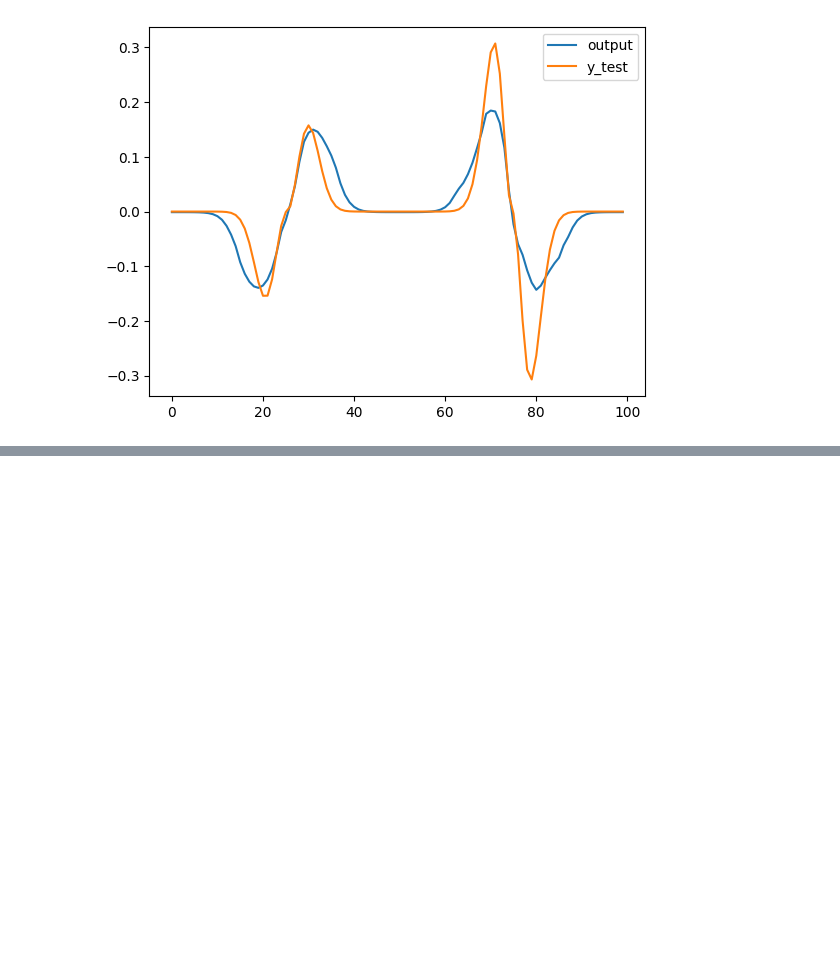
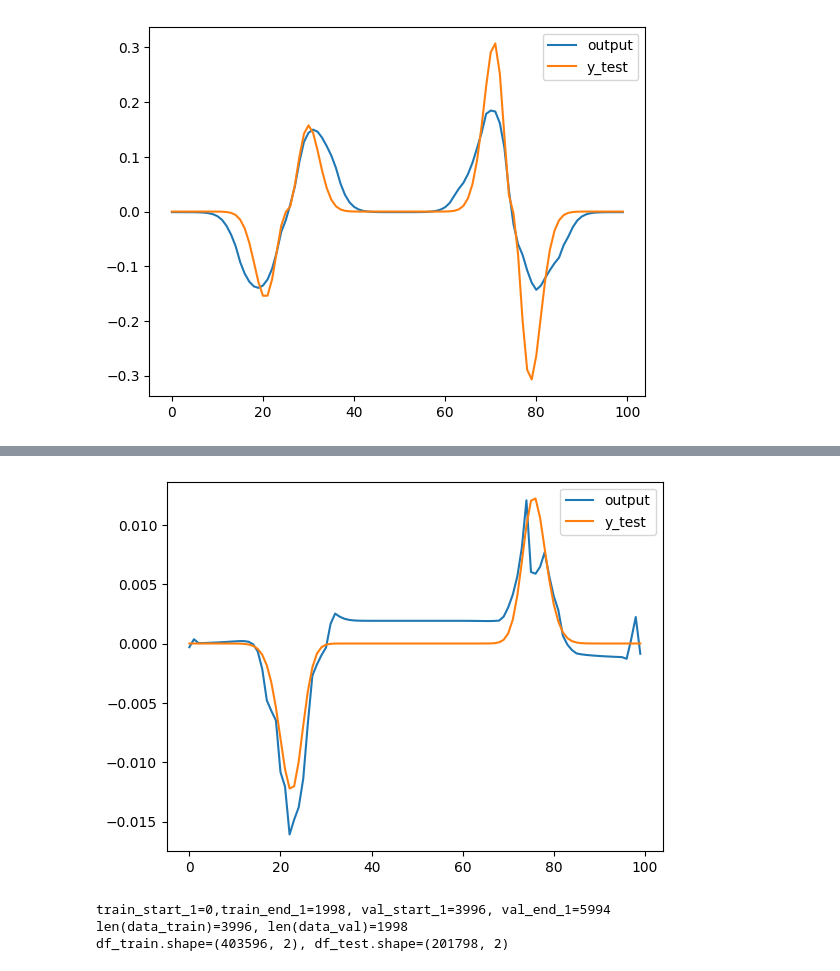
Before and after one commit to pawelmagnu/PyMPDATA, a Jupyter notebook: fluxes/third_attempt.ipynb, the cells around one changed output, grey strips where cells are left out. Drawn from its saved outputs; the diff is of its cells as text; code cells hidden in the pictures; blank space fills up the shorter version.

```diff
--- a/fluxes/third_attempt.ipynb
+++ b/fluxes/third_attempt.ipynb
@@ -108,3 +108,7 @@ sanity_check(model2, df_test[:100], scaling_factor=0.08)
 [figure]
 # %%
 # Load the model
+# %%
+model = utils.get_model(n_hidden_layers=2, n_neurons=10)
+model, history = utils.train_model(model, df_train, df_test, epochs=5)
+model.save('model_different_split_longer_3.h5')
@@ -110,0 +126,3 @@ sanity_check(model2, df_test[:100], scaling_factor=0.08)
+# %%
+utils.visualize_output(model, df_test[-100:])
+# %% [output]
@@ -110,0 +130,12 @@ sanity_check(model2, df_test[:100], scaling_factor=0.08)
+[figure, added]
+# %%
+train_stencils, val_stencils = utils.get_stencils_2(data_full, 3, [(0, 2), (8, 10)], [(4, 6)])
+
+df_train = pd.DataFrame(train_stencils, columns=['input', 'flux'])
+df_test = pd.DataFrame(val_stencils, columns=['input', 'flux'])
+
+print(f"{df_train.shape=}, {df_test.shape=}")
+# %% [output]
+train_start_1=0,train_end_1=1998, val_start_1=3996, val_end_1=5994
+len(data_train)=3996, len(data_val)=1998
+df_train.shape=(403596, 2), df_test.shape=(201798, 2)
```
Also changed, not shown: parts of 12 cells of this notebook, 1 other file.
